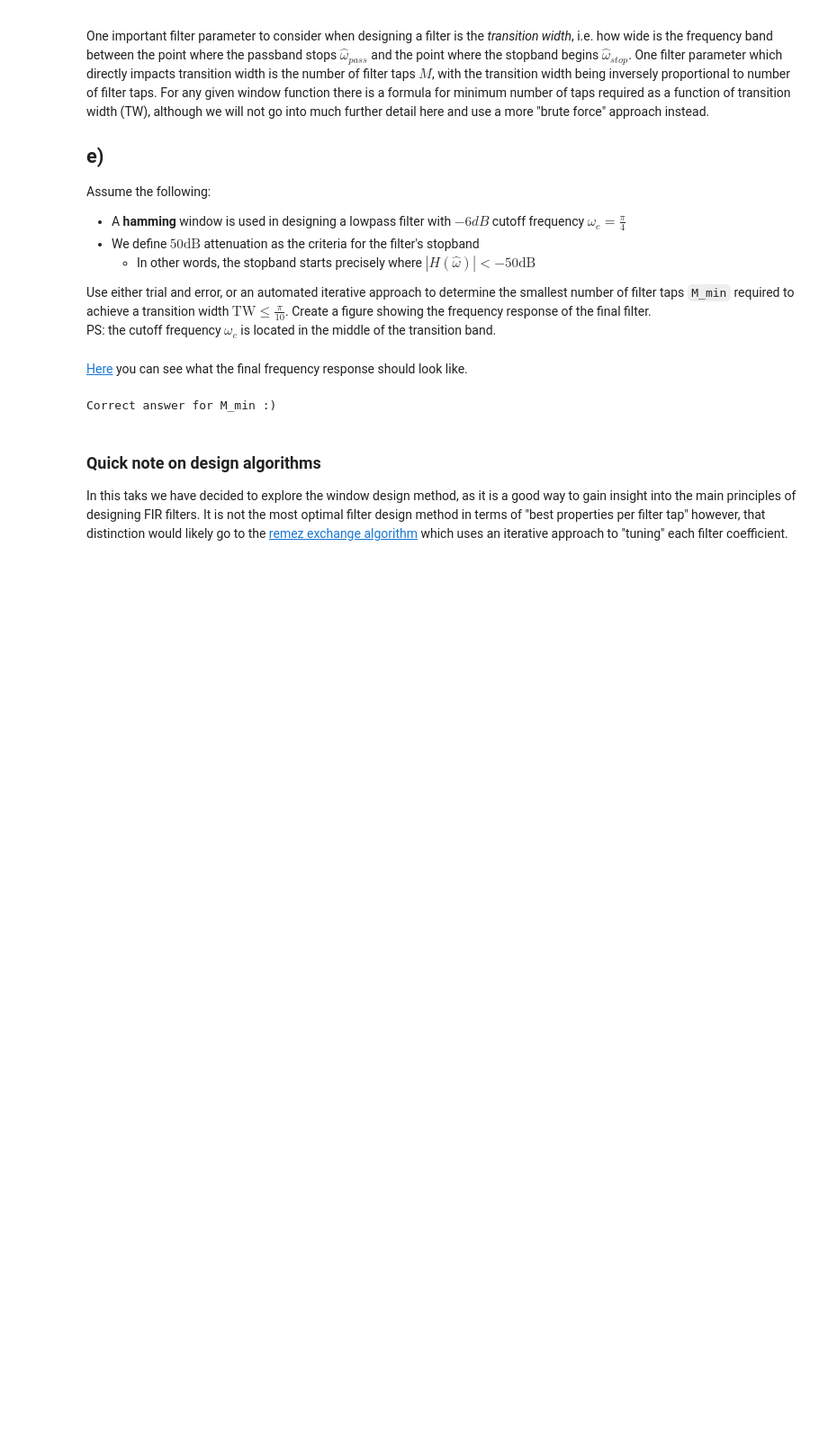
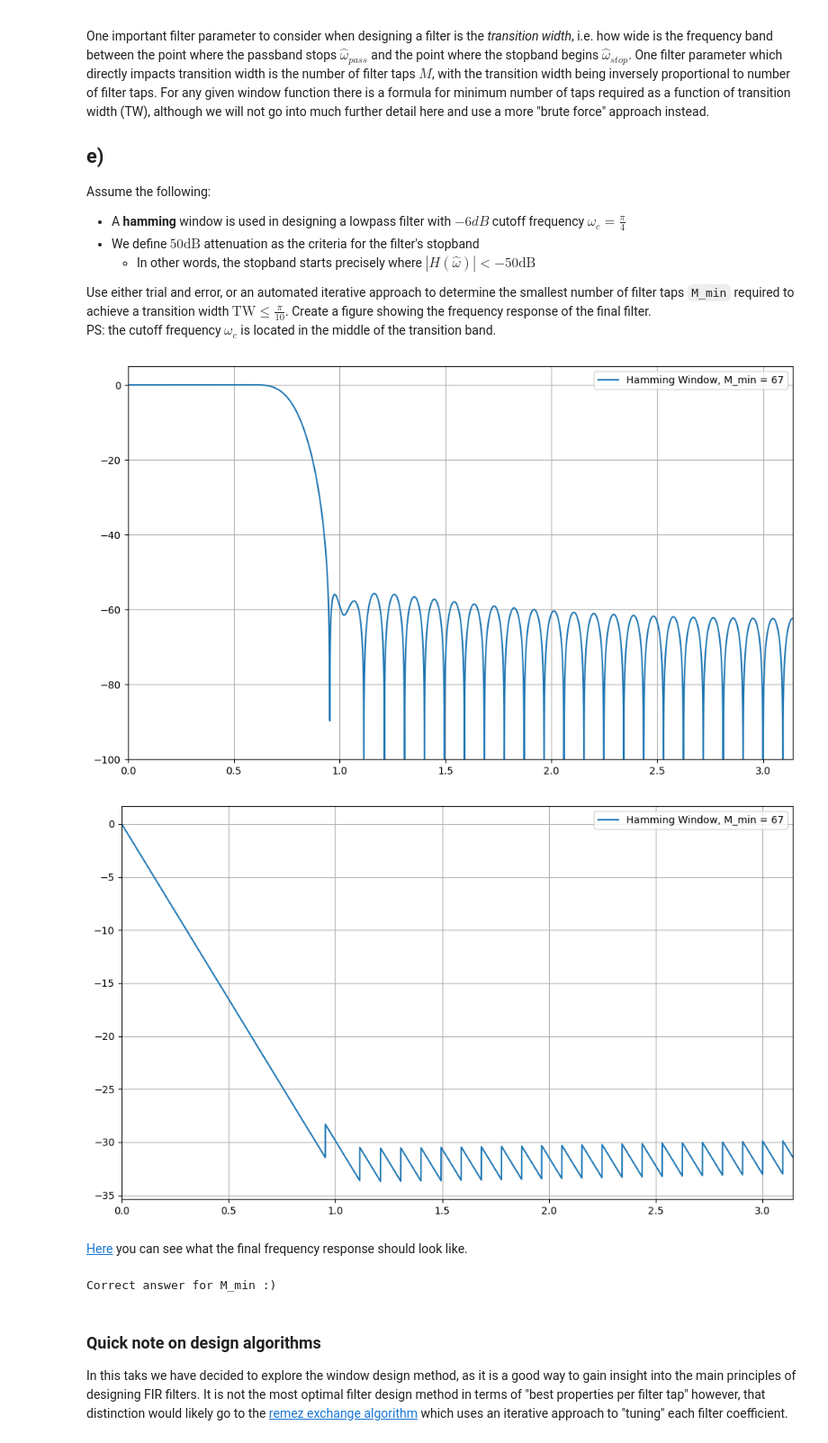
Before and after one commit to AndreFug/AIS2201, a Jupyter notebook: Exercise_9/2_Lowpass_design.ipynb, the cells around one changed output. Shown at 90% size. Cells and saved outputs as stored; diff of their text form; code cells hidden in the pictures; blank space fills up the shorter version.

```diff
--- a/Exercise_9/2_Lowpass_design.ipynb
+++ b/Exercise_9/2_Lowpass_design.ipynb
@@ -210,6 +210,27 @@ Use either trial and error, or an automated iterative approach to determine the
 # %%
 M_min = 67
 # WRITE YOUR CODE IN THIS CELL:
+
+w_c = np.pi / 4
+n_min = np.arange(M_min)
+h_min = (w_c / np.pi) * np.sinc((w_c / np.pi) * (n_min - (M_min - 1) / 2)) * np.hamming(M_min)
+w, H_min = sig.freqz(h_min, worN=8000)
+H_min_db = 20 * np.log10(abs(H_min) + 1e-8)
+
+plt.figure(figsize=(10, 6))
+plt.plot(w, H_min_db, label='Hamming Window, M_min = {}'.format(M_min))
+plt.legend()
+plt.ylim([-100, 5])
+plt.grid(True)
+plt.show()
+plt.figure(figsize=(10, 6))
+plt.plot(w, np.unwrap(angle(H_min)), label='Hamming Window, M_min = {}'.format(M_min))
+plt.legend()
+plt.grid(True)
+plt.show()
+# %% [output]
+[figure, added]
+[figure, added]
 # %% [markdown]
 [Here](figures/task2e_lf.png) you can see what the final frequency response should look like.
 # %%
```
Also changed, not shown: 4 other files.
